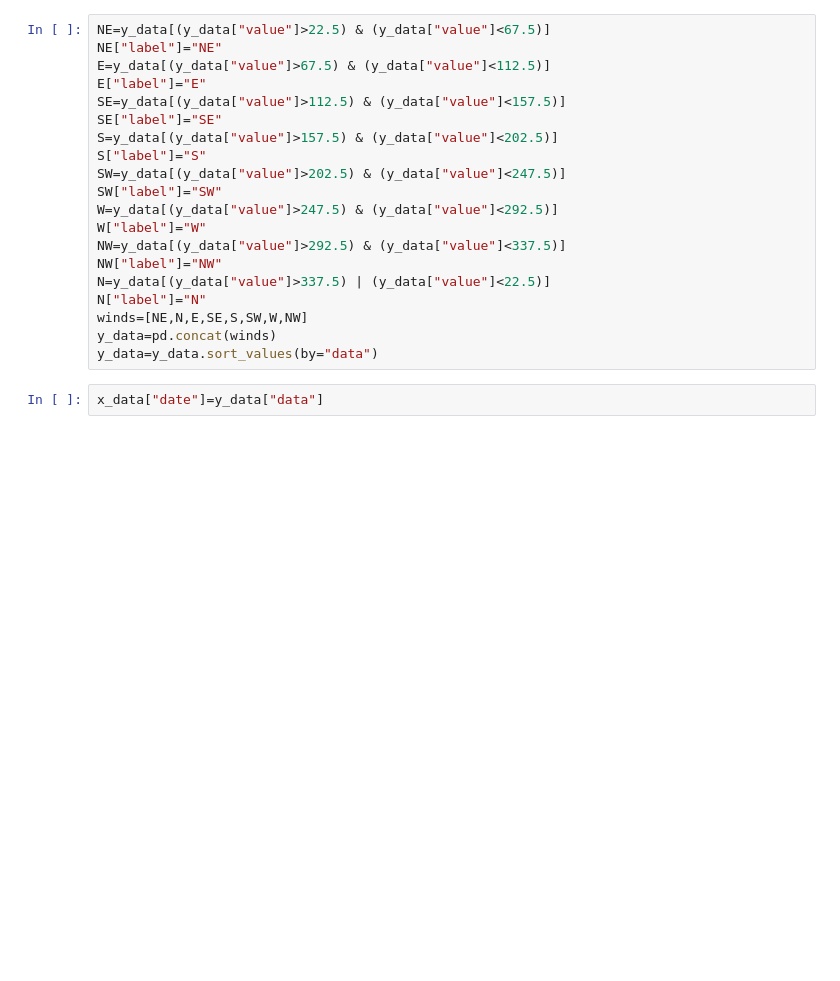
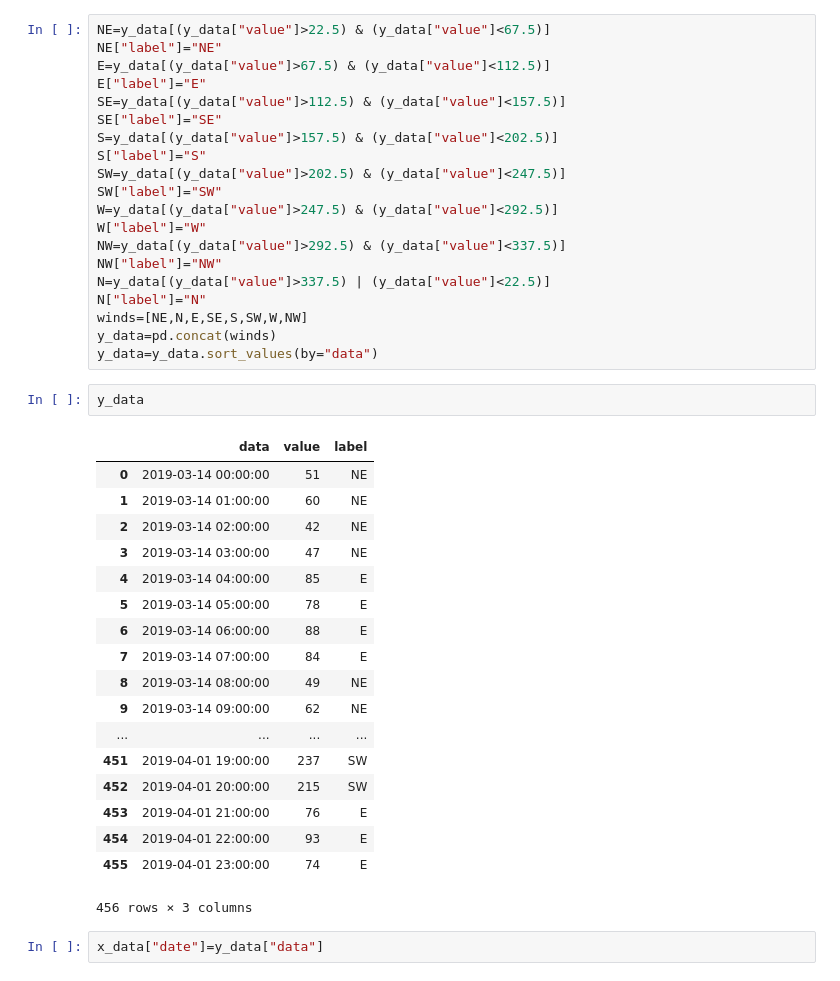
Before and after one commit to granantuin/Model_vs_data_label, a Jupyter notebook: Copia_de_Display_x_y_data_rawmodel.ipynb, the cells around one changed output. Cells and saved outputs as stored; diff of their text form; blank space fills up the shorter version.

```diff
--- a/Copia_de_Display_x_y_data_rawmodel.ipynb
+++ b/Copia_de_Display_x_y_data_rawmodel.ipynb
@@ -38,6 +38,27 @@ N["label"]="N"
 winds=[NE,N,E,SE,S,SW,W,NW]
 y_data=pd.concat(winds)
 y_data=y_data.sort_values(by="data")
+# %%
+y_data
+# %% [output]
+|  | data | value | label |
+| 0 | 2019-03-14 00:00:00 | 51 | NE |
+| 1 | 2019-03-14 01:00:00 | 60 | NE |
+| 2 | 2019-03-14 02:00:00 | 42 | NE |
+| 3 | 2019-03-14 03:00:00 | 47 | NE |
+| 4 | 2019-03-14 04:00:00 | 85 | E |
+| 5 | 2019-03-14 05:00:00 | 78 | E |
+| 6 | 2019-03-14 06:00:00 | 88 | E |
+| 7 | 2019-03-14 07:00:00 | 84 | E |
+| 8 | 2019-03-14 08:00:00 | 49 | NE |
+| 9 | 2019-03-14 09:00:00 | 62 | NE |
+| ... | ... | ... | ... |
+| 451 | 2019-04-01 19:00:00 | 237 | SW |
+| 452 | 2019-04-01 20:00:00 | 215 | SW |
+| 453 | 2019-04-01 21:00:00 | 76 | E |
+| 454 | 2019-04-01 22:00:00 | 93 | E |
+| 455 | 2019-04-01 23:00:00 | 74 | E |
+456 rows × 3 columns
 # %%
 x_data["date"]=y_data["data"]
 # %%
```
Also changed, not shown: parts of 5 cells of this notebook.
